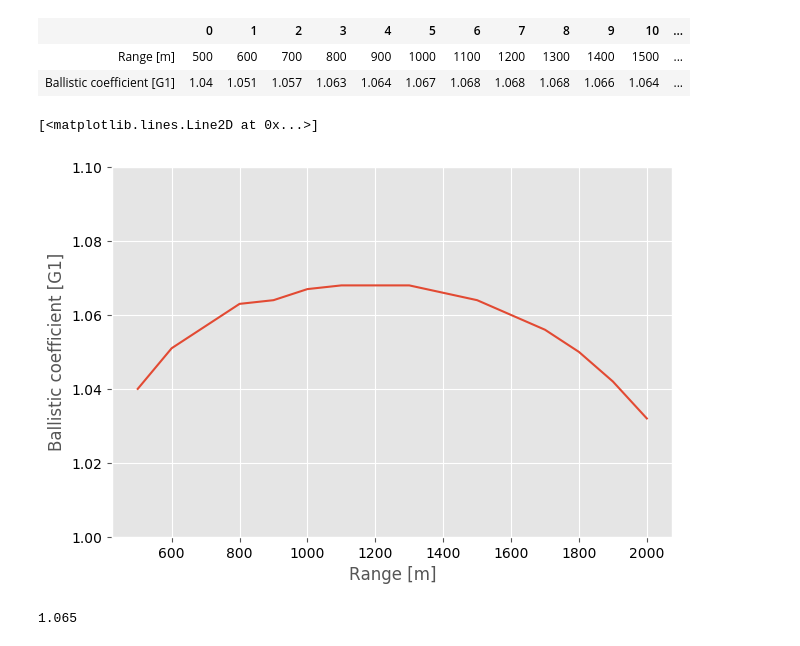
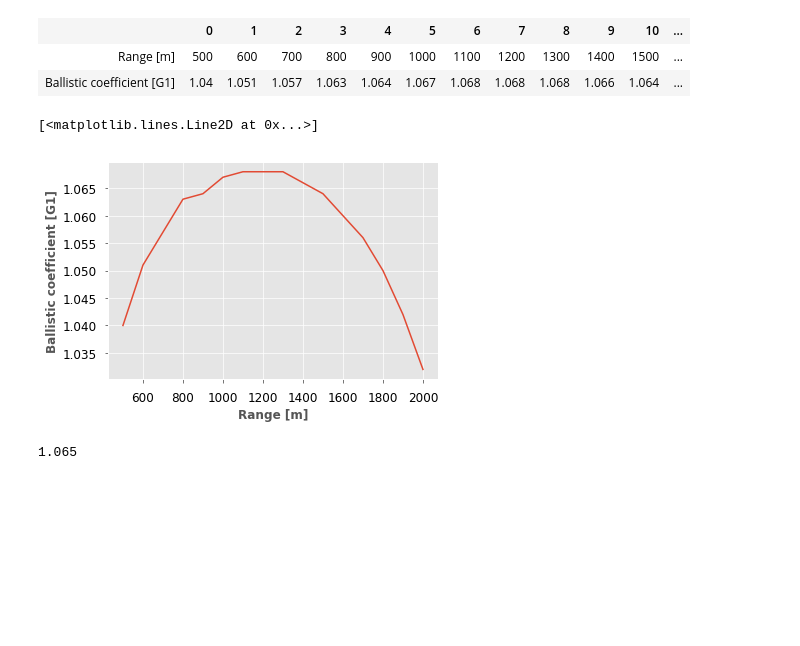
Before and after one commit to e-roux/lerp, a Jupyter notebook: docs/_src/lerp.ipynb, the cells around one changed output. Cells and saved outputs as stored; diff of their text form; code cells hidden in the pictures; blank space fills up the shorter version.

```diff
--- a/docs/_src/lerp.ipynb
+++ b/docs/_src/lerp.ipynb
@@ -88,10 +48,10 @@ mesh2d
 | Range [m] | 500 | 600 | 700 | 800 | 900 | 1000 | 1100 | 1200 | 1300 | 1400 | 1500 | ... |
 | Ballistic coefficient [G1] | 1.04 | 1.051 | 1.057 | 1.063 | 1.064 | 1.067 | 1.068 | 1.068 | 1.068 | 1.066 | 1.064 | ... |
 # %%
-BC.plot(ylim=[1, 1.1])
+BC.plot()
 # %% [output]
 [<matplotlib.lines.Line2D at 0x...>]
-[figure, old version]
+[figure, new version]
 # %%
 BC(1450)
 # %% [output]
```
Also changed, not shown: parts of 36 cells of this notebook, 1 other file.
